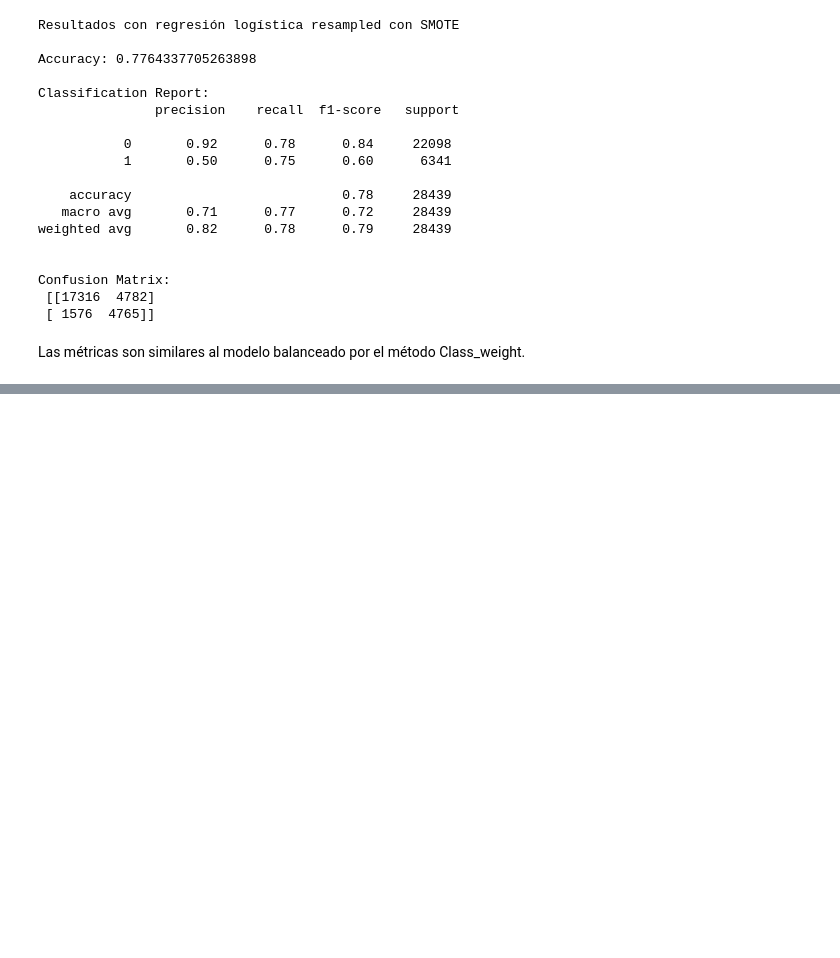
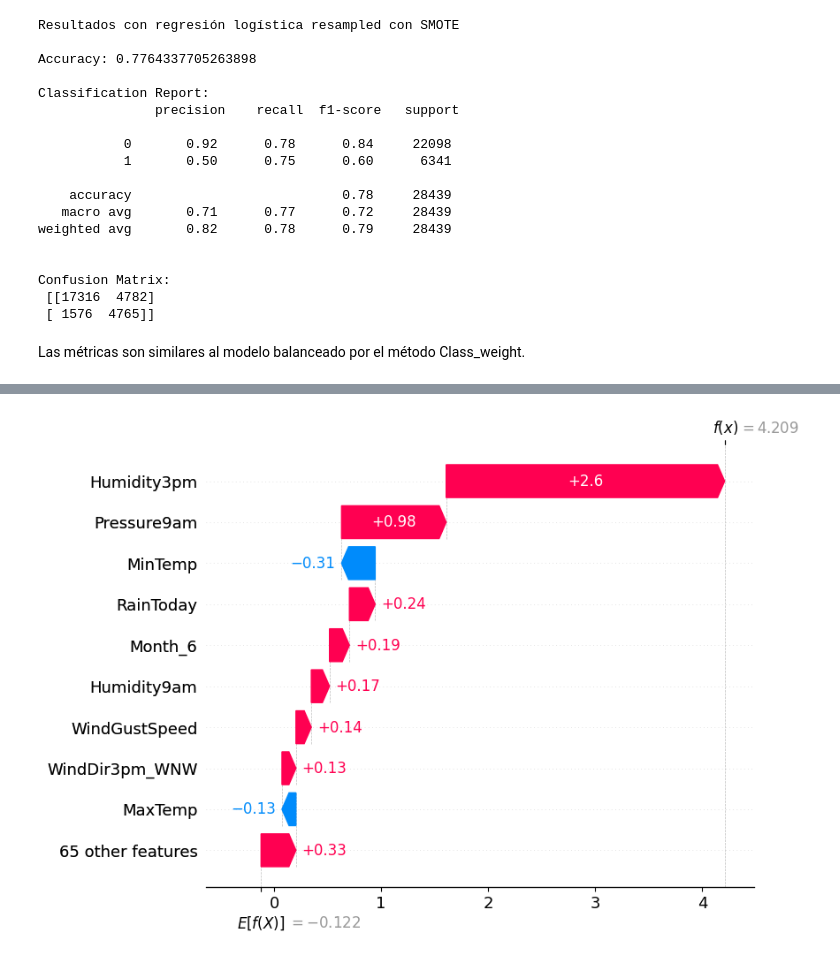
Before and after one commit to CaterinaMartinezD/AA1-TUIA-Casado-MartinezDufour, a Jupyter notebook: TP-clasificacion-AA1.ipynb, the cells around one changed output, grey strips where cells are left out. Saved outputs shown, nothing was run; the diff lists cells and outputs as text; code cells hidden in the pictures; blank space fills up the shorter version.

```diff
--- a/TP-clasificacion-AA1.ipynb
+++ b/TP-clasificacion-AA1.ipynb
@@ -1458,0 +1565,13 @@ Las métricas son similares al modelo balanceado por el método Class_weight.
+# %%
+# Construye un objeto shap.Explanation, que encapsula de forma ordenada toda la información necesaria para visualizar y analizar los SHAP values de una observación.
+# Es una estructura de datos que contiene los shap values, el valor base del modelo y los nombres de las variables.
+# El valor base: es el valor que el modelo predice antes de ver ninguna variable de una observación.
+# En clasificación Binaria: seria la probabilidad promedio de la clase positiva.
+
+explanation = shap.Explanation(values=shap_values[index],
+                               base_values=explainer.expected_value,
+                               feature_names=feature_names)
+# %%
+shap.plots.waterfall(explanation)
+# %% [output]
+[figure, added]
```
Also changed, not shown: parts of 23 cells of this notebook, 1 other file.
